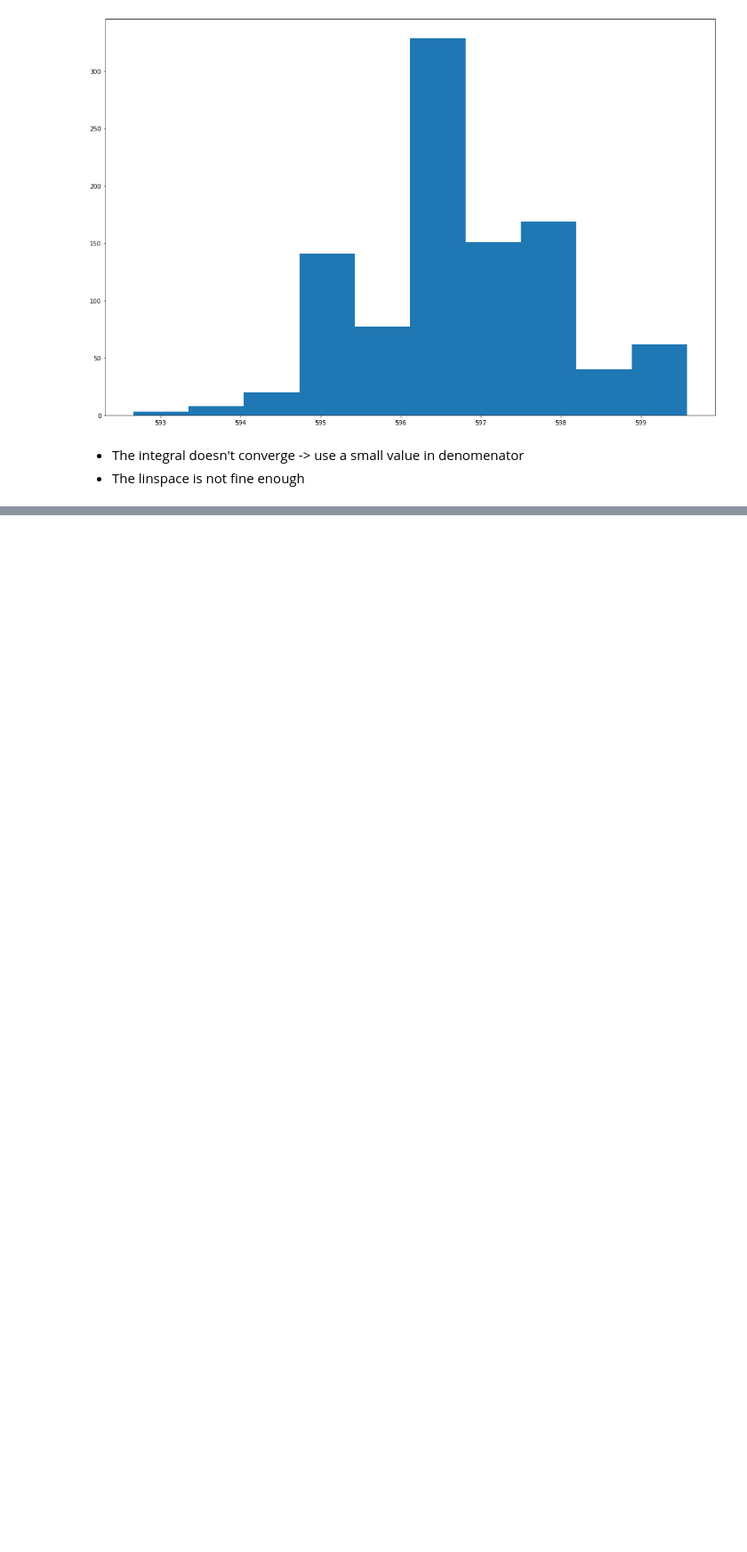
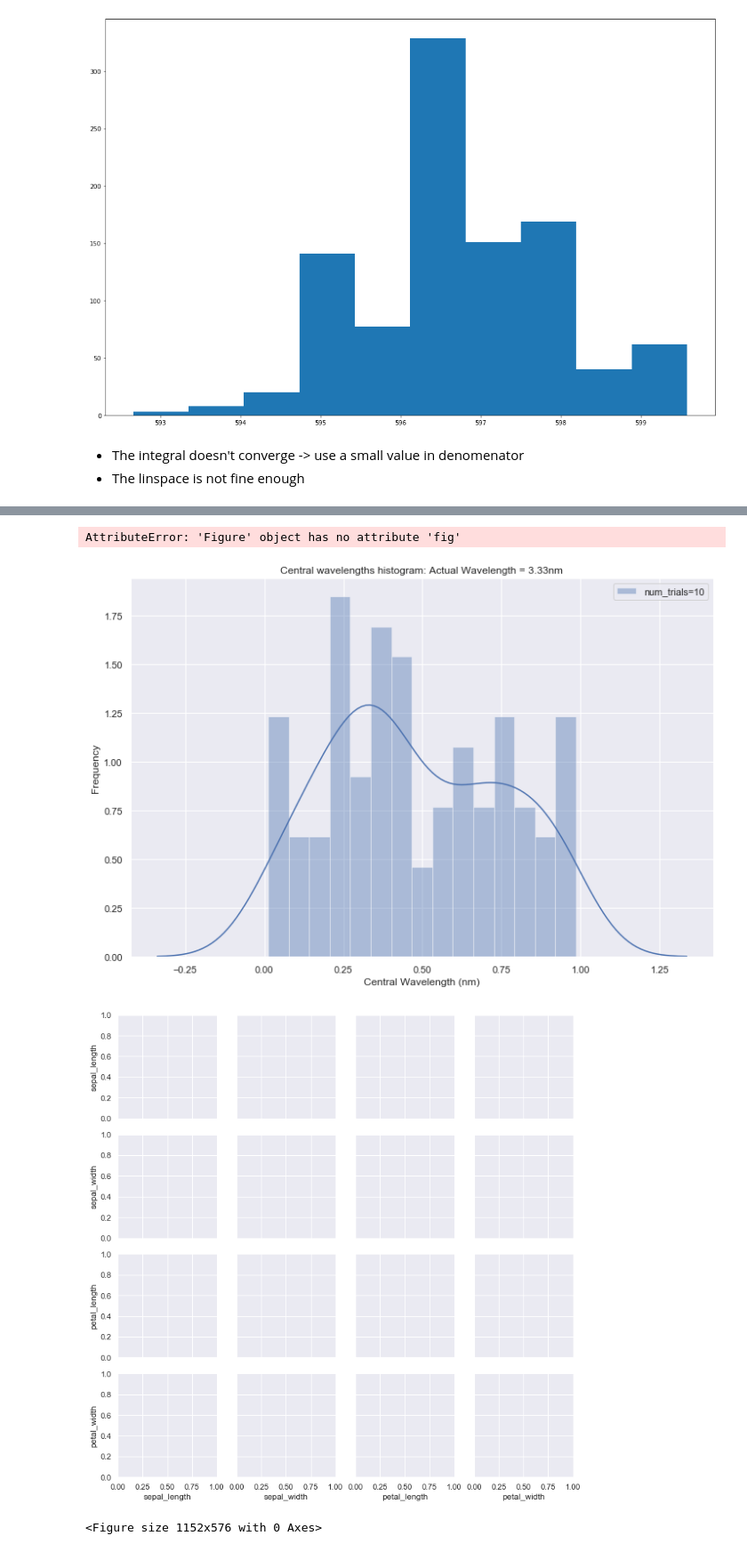
Before and after one commit to JerryLiuMY/OPMD, a Jupyter notebook: src/Test.ipynb, the cells around one changed output, grey strips where cells are left out. Shown at 89% size. Drawn from its saved outputs; the diff is of its cells as text; code cells hidden in the pictures; blank space fills up the shorter version.

```diff
--- a/src/Test.ipynb
+++ b/src/Test.ipynb
@@ -125,0 +200,34 @@ central_wl_trials
+# %%
+import matplotlib.pyplot as plt
+import matplotlib.gridspec as gridspec
+import seaborn as sns
+import tools.SeabornFig2Grid as sfg
+import numpy as np
+sns.set()
+
+iris = sns.load_dataset("iris")
+tips = sns.load_dataset("tips")
+
+# An lmplot
+fig, ax = plt.subplots(figsize=(12, 8))
+central_wl_trials = np.random.random(100)
+sns.distplot(central_wl_trials, bins=15, label=f'num_trials={trials}', ax=ax)
+ax.set_xlabel('Central Wavelength (nm)')
+ax.set_ylabel('Frequency')
+ax.legend(loc='upper right')
+ax.set_title(f'Central wavelengths histogram: Actual Wavelength = {round(3.33, 2)}nm')
+g0 = fig
+# A PairGrid
+g1 = sns.PairGrid(iris, hue="species")
+
+fig = plt.figure(figsize=(16,8))
+gs = gridspec.GridSpec(1, 2)
+gs.tight_layout(fig)
+
+sfg.SeabornFig2Grid(g0, fig, gs[0])
+sfg.SeabornFig2Grid(g1, fig, gs[1])
+# %% [output]
+AttributeError: 'Figure' object has no attribute 'fig'
+[figure, added]
+[figure, added]
+<Figure size 1152x576 with 0 Axes>
```
Also changed, not shown: parts of 18 cells of this notebook, 10 other files.
